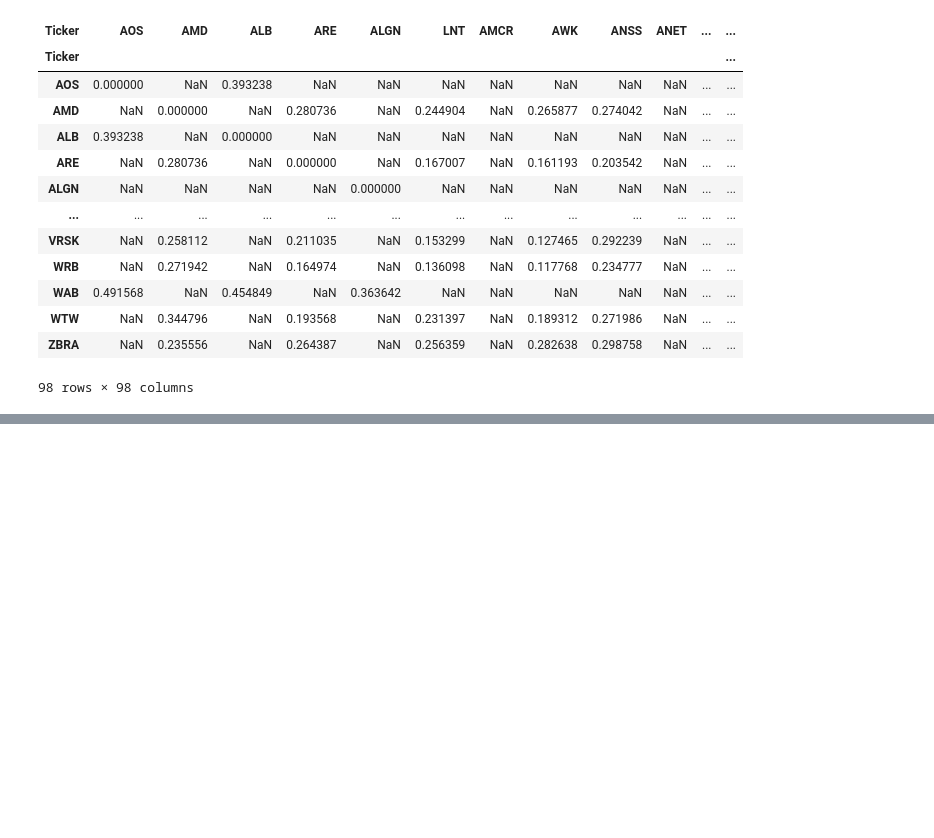
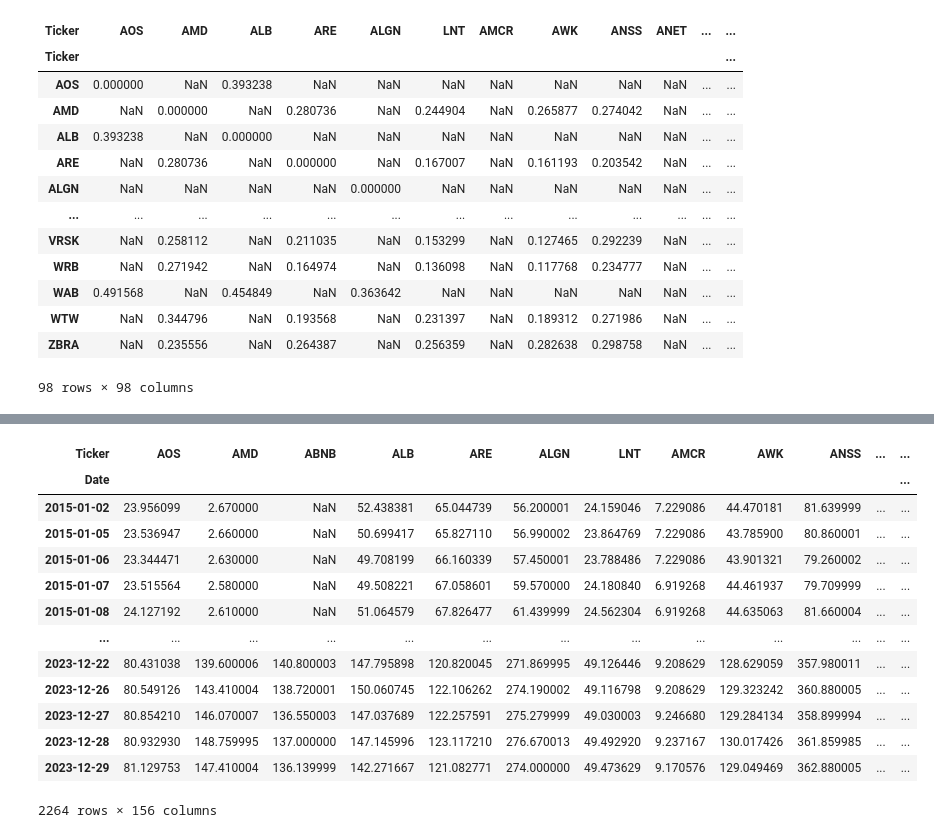
Before and after one commit to Antoinebattini/Pair_trading, a Jupyter notebook: Labo.ipynb, the cells around one changed output, grey strips where cells are left out. Saved outputs shown, nothing was run; the diff lists cells and outputs as text; code cells hidden in the pictures; blank space fills up the shorter version.

```diff
--- a/Labo.ipynb
+++ b/Labo.ipynb
@@ -959,0 +1024,17 @@ fig.show()
+# %%
+raw_dataframe
+# %% [output]
+| Ticker | AOS | AMD | ABNB | ALB | ARE | ALGN | LNT | AMCR | AWK | ANSS | ... | ... |
+| Date |  |  |  |  |  |  |  |  |  |  |  | ... |
+| 2015-01-02 | 23.956099 | 2.670000 | NaN | 52.438381 | 65.044739 | 56.200001 | 24.159046 | 7.229086 | 44.470181 | 81.639999 | ... | ... |
+| 2015-01-05 | 23.536947 | 2.660000 | NaN | 50.699417 | 65.827110 | 56.990002 | 23.864769 | 7.229086 | 43.785900 | 80.860001 | ... | ... |
+| 2015-01-06 | 23.344471 | 2.630000 | NaN | 49.708199 | 66.160339 | 57.450001 | 23.788486 | 7.229086 | 43.901321 | 79.260002 | ... | ... |
+| 2015-01-07 | 23.515564 | 2.580000 | NaN | 49.508221 | 67.058601 | 59.570000 | 24.180840 | 6.919268 | 44.461937 | 79.709999 | ... | ... |
+| 2015-01-08 | 24.127192 | 2.610000 | NaN | 51.064579 | 67.826477 | 61.439999 | 24.562304 | 6.919268 | 44.635063 | 81.660004 | ... | ... |
+| ... | ... | ... | ... | ... | ... | ... | ... | ... | ... | ... | ... | ... |
+| 2023-12-22 | 80.431038 | 139.600006 | 140.800003 | 147.795898 | 120.820045 | 271.869995 | 49.126446 | 9.208629 | 128.629059 | 357.980011 | ... | ... |
+| 2023-12-26 | 80.549126 | 143.410004 | 138.720001 | 150.060745 | 122.106262 | 274.190002 | 49.116798 | 9.208629 | 129.323242 | 360.880005 | ... | ... |
+| 2023-12-27 | 80.854210 | 146.070007 | 136.550003 | 147.037689 | 122.257591 | 275.279999 | 49.030003 | 9.246680 | 129.284134 | 358.899994 | ... | ... |
+| 2023-12-28 | 80.932930 | 148.759995 | 137.000000 | 147.145996 | 123.117210 | 276.670013 | 49.492920 | 9.237167 | 130.017426 | 361.859985 | ... | ... |
+| 2023-12-29 | 81.129753 | 147.410004 | 136.139999 | 142.271667 | 121.082771 | 274.000000 | 49.473629 | 9.170576 | 129.049469 | 362.880005 | ... | ... |
+2264 rows × 156 columns
```
Also changed, not shown: parts of 7 cells of this notebook, 1 other file.
